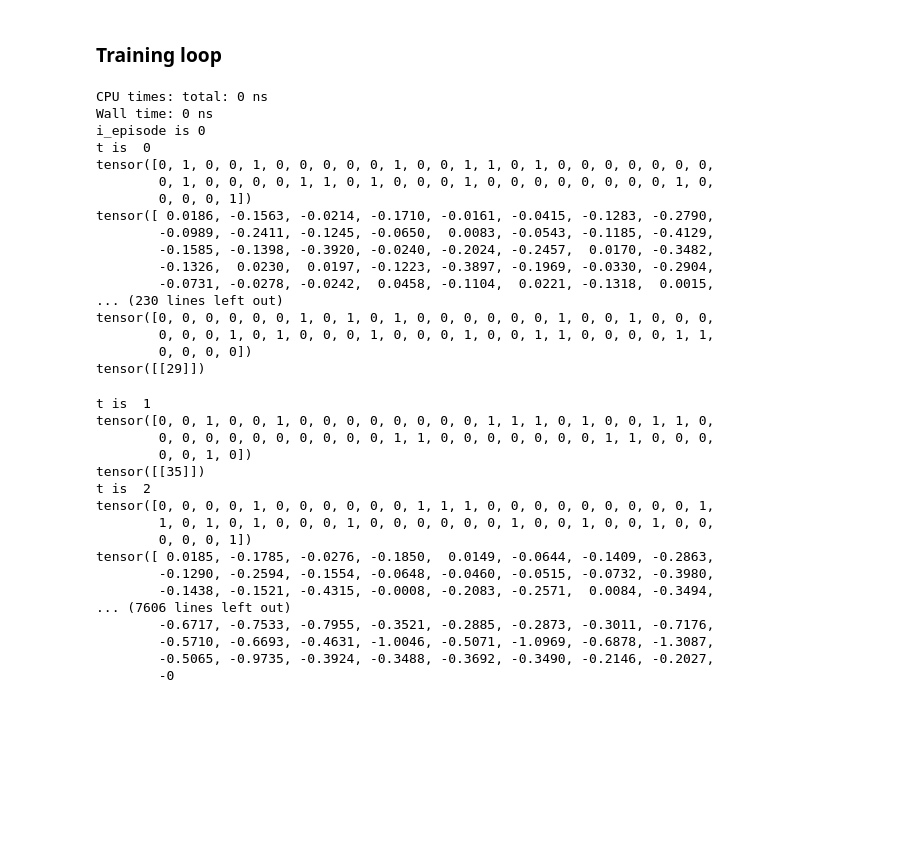
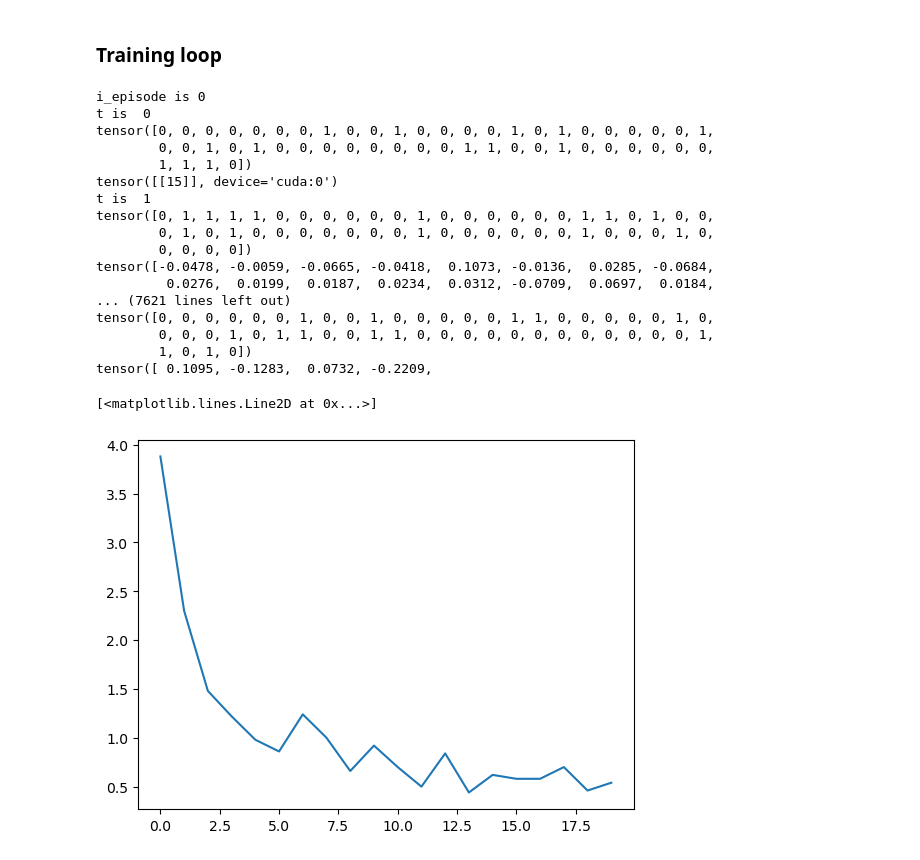
Before and after one commit to TxmszLou/dqn-trick-game, a Jupyter notebook: dqn_training.ipynb, the cells around one changed output. Cells and saved outputs as stored; diff of their text form; code cells hidden in the pictures; blank space fills up the shorter version.

```diff
--- a/dqn_training.ipynb
+++ b/dqn_training.ipynb
@@ -10,6 +10,8 @@ import torch.nn as nn
 import torch.optim as optim
 import torch.nn.functional as F
 
+import matplotlib.pyplot as plt
+
 from itertools import count
 
 
@@ -19,8 +21,8 @@ env = Card_Env()
 
 # if GPU is to be used
 device = torch.device(
-    # "cuda" if torch.cuda.is_available() else
-    # "mps" if torch.backends.mps.is_available() else
+    "cuda" if torch.cuda.is_available() else
+    "mps" if torch.backends.mps.is_available() else
     "cpu"
 )
 # %% [markdown]
@@ -121,8 +123,8 @@ def select_action(game):
         with torch.no_grad():
             # return the index of the card with highest probability
             # predicted from the policy net
-            print(policy_net(game.get_network_input().to(torch.float32)))
-            return policy_net(game.get_network_input().to(torch.float32)).max(0).indices.view(1,1)
+            print(policy_net(game.get_network_input().to(torch.float32).to(torch.device('cuda'))))
+            return policy_net(game.get_network_input().to(torch.float32).to(torch.device('cuda'))).max(0).indices.view(1,1)
     else:
         # random select a legal action
         # return torch.tensor([[game.sample_legal_move()]], device=device, dtype=torch.long)
@@ -177,12 +179,13 @@ def optimize_model():
     torch.nn.utils.clip_grad_value_(policy_net.parameters(), 100)
     optimizer.step()
 # %%
-%time
 # the main training loop
+step_counts = []
+
 if device != torch.device('cpu'):
-    num_episodes = 60000
+    num_episodes = 1000
 else:
-    num_episodes = 1000
+    num_episodes = 100
 
 for i_episode in range(num_episodes):
     # initialize the game
@@ -227,41 +230,32 @@ for i_episode in range(num_episodes):
             target_net_state_dict[key] = policy_net_state_dict[key]*TAU + target_net_state_dict[key]*(1-TAU)
         target_net.load_state_dict(target_net_state_dict)
 
+
         if done:
             print(f'{i_episode}-th game ends in {t} steps')
+            step_counts.append(t)
             break
 # %% [output]
-CPU times: total: 0 ns
-Wall time: 0 ns
 i_episode is 0
 t is  0
-tensor([0, 1, 0, 0, 1, 0, 0, 0, 0, 0, 1, 0, 0, 1, 1, 0, 1, 0, 0, 0, 0, 0, 0, 0,
-        0, 1, 0, 0, 0, 0, 1, 1, 0, 1, 0, 0, 0, 1, 0, 0, 0, 0, 0, 0, 0, 0, 1, 0,
-        0, 0, 0, 1])
-tensor([ 0.0186, -0.1563, -0.0214, -0.1710, -0.0161, -0.0415, -0.1283, -0.2790,
-        -0.0989, -0.2411, -0.1245, -0.0650,  0.0083, -0.0543, -0.1185, -0.4129,
-        -0.1585, -0.1398, -0.3920, -0.0240, -0.2024, -0.2457,  0.0170, -0.3482,
-        -0.1326,  0.0230,  0.0197, -0.1223, -0.3897, -0.1969, -0.0330, -0.2904,
-        -0.0731, -0.0278, -0.0242,  0.0458, -0.1104,  0.0221, -0.1318,  0.0015,
-... (230 lines left out)
-tensor([0, 0, 0, 0, 0, 0, 1, 0, 1, 0, 1, 0, 0, 0, 0, 0, 0, 1, 0, 0, 1, 0, 0, 0,
-        0, 0, 0, 1, 0, 1, 0, 0, 0, 1, 0, 0, 0, 1, 0, 0, 1, 1, 0, 0, 0, 0, 1, 1,
+tensor([0, 0, 0, 0, 0, 0, 0, 1, 0, 0, 1, 0, 0, 0, 0, 1, 0, 1, 0, 0, 0, 0, 0, 1,
+        0, 0, 1, 0, 1, 0, 0, 0, 0, 0, 0, 0, 0, 1, 1, 0, 0, 1, 0, 0, 0, 0, 0, 0,
+        1, 1, 1, 0])
+tensor([[15]], device='cuda:0')
+t is  1
+tensor([0, 1, 1, 1, 1, 0, 0, 0, 0, 0, 0, 1, 0, 0, 0, 0, 0, 0, 1, 1, 0, 1, 0, 0,
+        0, 1, 0, 1, 0, 0, 0, 0, 0, 0, 0, 1, 0, 0, 0, 0, 0, 0, 1, 0, 0, 0, 1, 0,
         0, 0, 0, 0])
-tensor([[29]])
+tensor([-0.0478, -0.0059, -0.0665, -0.0418,  0.1073, -0.0136,  0.0285, -0.0684,
+         0.0276,  0.0199,  0.0187,  0.0234,  0.0312, -0.0709,  0.0697,  0.0184,
+... (7621 lines left out)
+tensor([0, 0, 0, 0, 0, 0, 1, 0, 0, 1, 0, 0, 0, 0, 0, 1, 1, 0, 0, 0, 0, 0, 1, 0,
+        0, 0, 0, 1, 0, 1, 1, 0, 0, 1, 1, 0, 0, 0, 0, 0, 0, 0, 0, 0, 0, 0, 0, 1,
+        1, 0, 1, 0])
+tensor([ 0.1095, -0.1283,  0.0732, -0.2209,
-t is  1
-tensor([0, 0, 1, 0, 0, 1, 0, 0, 0, 0, 0, 0, 0, 0, 1, 1, 1, 0, 1, 0, 0, 1, 1, 0,
-        0, 0, 0, 0, 0, 0, 0, 0, 0, 0, 1, 1, 0, 0, 0, 0, 0, 0, 0, 1, 1, 0, 0, 0,
-        0, 0, 1, 0])
-tensor([[35]])
-t is  2
-tensor([0, 0, 0, 0, 1, 0, 0, 0, 0, 0, 0, 1, 1, 1, 0, 0, 0, 0, 0, 0, 0, 0, 0, 1,
-        1, 0, 1, 0, 1, 0, 0, 0, 1, 0, 0, 0, 0, 0, 0, 1, 0, 0, 1, 0, 0, 1, 0, 0,
-        0, 0, 0, 1])
-tensor([ 0.0185, -0.1785, -0.0276, -0.1850,  0.0149, -0.0644, -0.1409, -0.2863,
-        -0.1290, -0.2594, -0.1554, -0.0648, -0.0460, -0.0515, -0.0732, -0.3980,
-        -0.1438, -0.1521, -0.4315, -0.0008, -0.2083, -0.2571,  0.0084, -0.3494,
-... (7606 lines left out)
-        -0.6717, -0.7533, -0.7955, -0.3521, -0.2885, -0.2873, -0.3011, -0.7176,
-        -0.5710, -0.6693, -0.4631, -1.0046, -0.5071, -1.0969, -0.6878, -1.3087,
-        -0.5065, -0.9735, -0.3924, -0.3488, -0.3692, -0.3490, -0.2146, -0.2027,
-        -0
+# %%
+x = torch.tensor(step_counts, dtype=float).reshape(20, int(len(step_counts) / 20)).mean(1).numpy()
+plt.plot(x)
+# %% [output]
+[<matplotlib.lines.Line2D at 0x...>]
+[figure, added]
```
Also changed, not shown: 1 other file.
